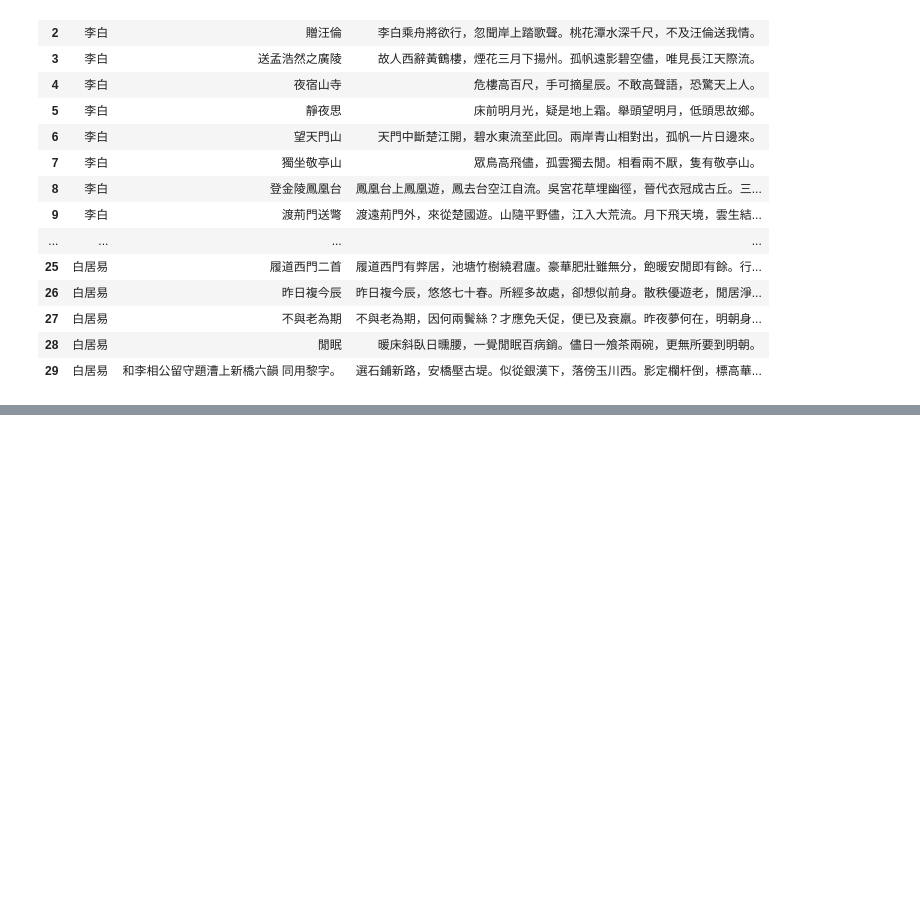
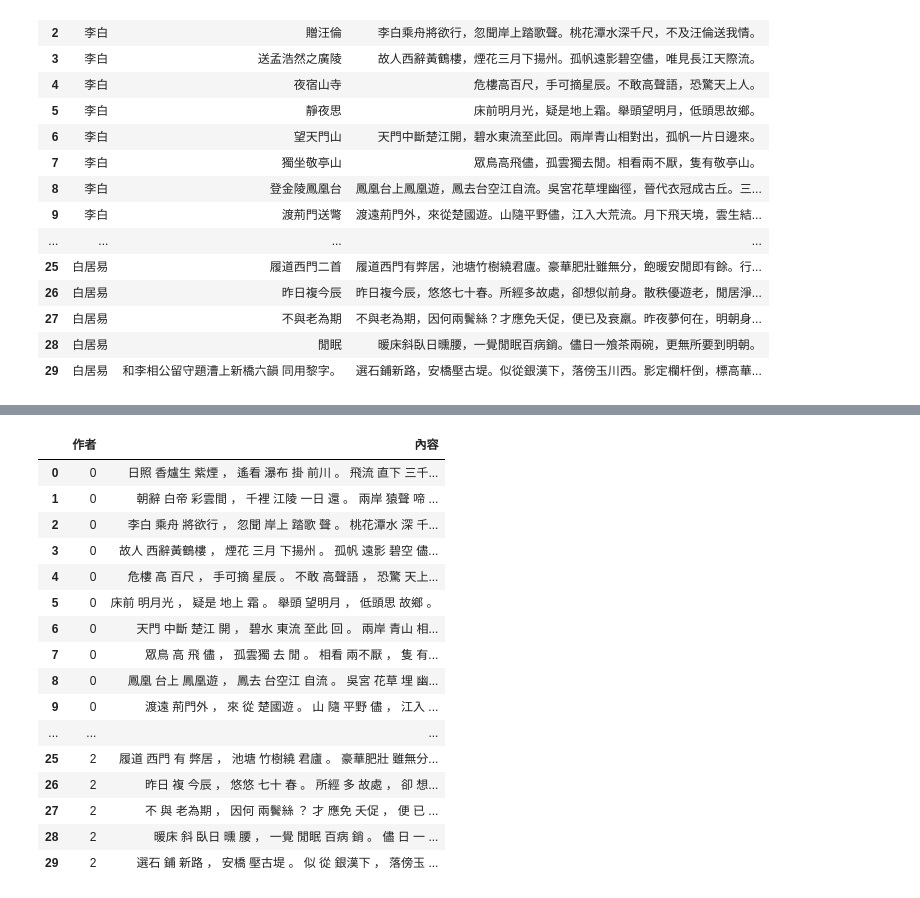
Before and after one commit to uuboyscy/cb104, a Jupyter notebook: poem_classification.ipynb, the cells around one changed output, grey strips where cells are left out. Drawn from its saved outputs; the diff is of its cells as text; code cells hidden in the pictures; blank space fills up the shorter version.

```diff
--- a/poem_classification.ipynb
+++ b/poem_classification.ipynb
@@ -132 +131,22 @@ traindf
 2731 rows × 2 columns
+# %%
+testdf["內容"] = testdf["內容"].apply(poemflow)
+testdf
+# %% [output]
+|  | 作者 | 內容 |
+| 0 | 0 | 日照 香爐生 紫煙 ， 遙看 瀑布 掛 前川 。 飛流 直下 三千... |
+| 1 | 0 | 朝辭 白帝 彩雲間 ， 千裡 江陵 一日 還 。 兩岸 猿聲 啼 ... |
+| 2 | 0 | 李白 乘舟 將欲行 ， 忽聞 岸上 踏歌 聲 。 桃花潭水 深 千... |
+| 3 | 0 | 故人 西辭黃鶴樓 ， 煙花 三月 下揚州 。 孤帆 遠影 碧空 儘... |
+| 4 | 0 | 危樓 高 百尺 ， 手可摘 星辰 。 不敢 高聲語 ， 恐驚 天上... |
+| 5 | 0 | 床前 明月光 ， 疑是 地上 霜 。 舉頭 望明月 ， 低頭思 故鄉 。 |
+| 6 | 0 | 天門 中斷 楚江 開 ， 碧水 東流 至此 回 。 兩岸 青山 相... |
+| 7 | 0 | 眾鳥 高 飛 儘 ， 孤雲獨 去 閒 。 相看 兩不厭 ， 隻 有... |
+| 8 | 0 | 鳳凰 台上 鳳凰遊 ， 鳳去 台空江 自流 。 吳宮 花草 埋 幽... |
+| 9 | 0 | 渡遠 荊門外 ， 來 從 楚國遊 。 山 隨 平野 儘 ， 江入 ... |
+| ... | ... | ... |
+| 25 | 2 | 履道 西門 有 弊居 ， 池塘 竹樹繞 君廬 。 豪華肥壯 雖無分... |
+| 26 | 2 | 昨日 複 今辰 ， 悠悠 七十 春 。 所經 多 故處 ， 卻 想... |
+| 27 | 2 | 不 與 老為期 ， 因何 兩鬢絲 ？ 才 應免 夭促 ， 便 已 ... |
+| 28 | 2 | 暖床 斜 臥日 曛 腰 ， 一覺 閒眠 百病 銷 。 儘 日 一 ... |
+| 29 | 2 | 選石 鋪 新路 ， 安橋 壓古堤 。 似 從 銀漢下 ， 落傍玉 ... |
```
Also changed, not shown: parts of 13 cells of this notebook.
